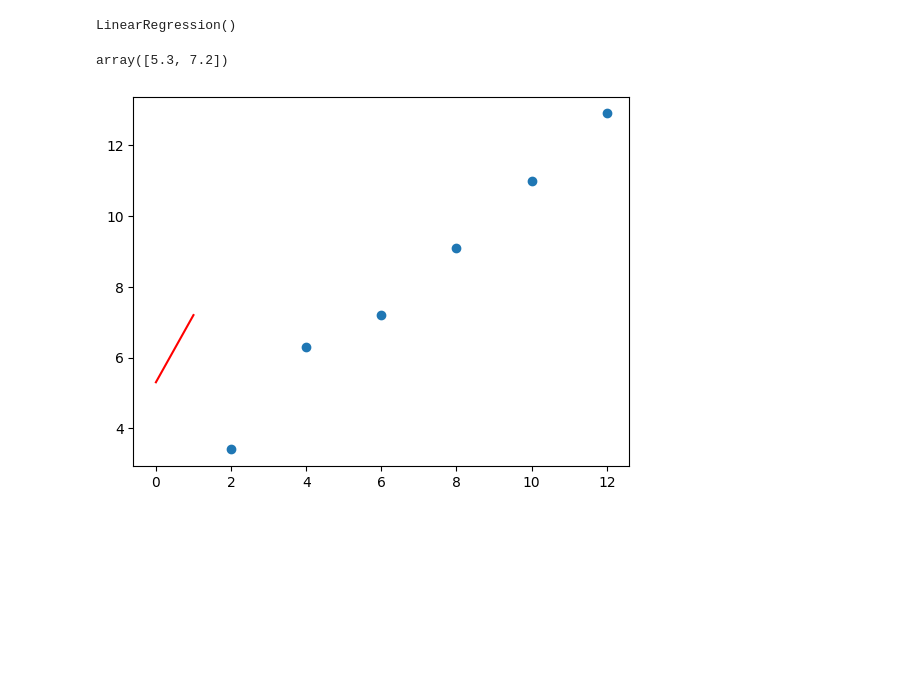
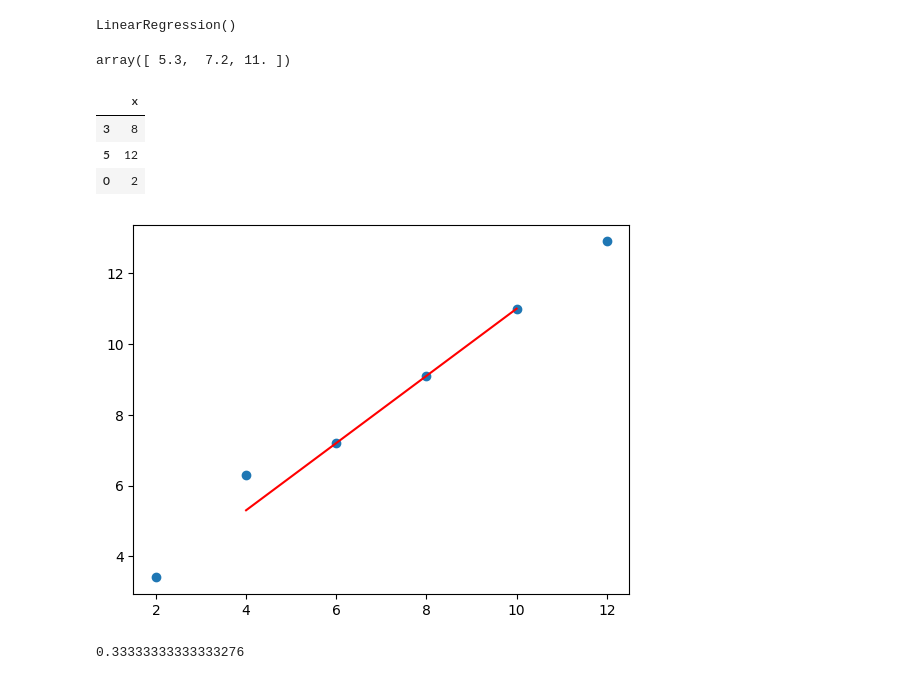
Before and after one commit to Rudra18GTHB/Codes, a Jupyter notebook: AIML/21022024.ipynb, the cells around one changed output. Drawn from its saved outputs; the diff is of its cells as text; code cells hidden in the pictures; blank space fills up the shorter version.

```diff
--- a/AIML/21022024.ipynb
+++ b/AIML/21022024.ipynb
@@ -32,7 +36,7 @@ plt.show()
 X=df.drop(columns=["y"])
 Y=df["y"]
 # %%
-train_X,test_X,train_Y,test_Y =  train_test_split(X,Y, train_size=0.8, random_state= 100)
+train_X,test_X,train_Y,test_Y =  train_test_split(X,Y, train_size=0.5, random_state= 100)
 # %%
 LR=LinearRegression()
 # %%
@@ -43,10 +47,21 @@ LinearRegression()
 y_pred=LR.predict(test_X)
 y_pred
 # %% [output]
-array([5.3, 7.2])
+array([ 5.3,  7.2, 11. ])
+# %%
+train_X
+# %% [output]
+|  | x |
+| 3 | 8 |
+| 5 | 12 |
+| 0 | 2 |
 # %%
 plt.scatter(df['x'],df["y"])
-plt.plot(y_pred, color = "red")
+plt.plot(test_X ,y_pred,color = "red")
 plt.show()
 # %% [output]
-[figure, old version]
+[figure, new version]
+# %%
+mean_squared_error(test_Y,y_pred)
+# %% [output]
+0.33333333333333276
```
Also changed, not shown: parts of 2 cells of this notebook.
